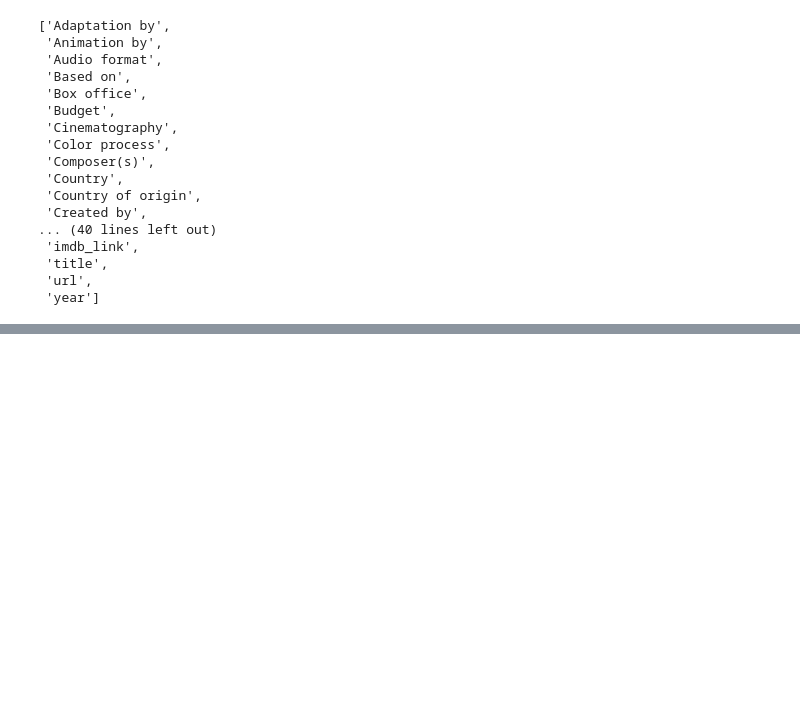
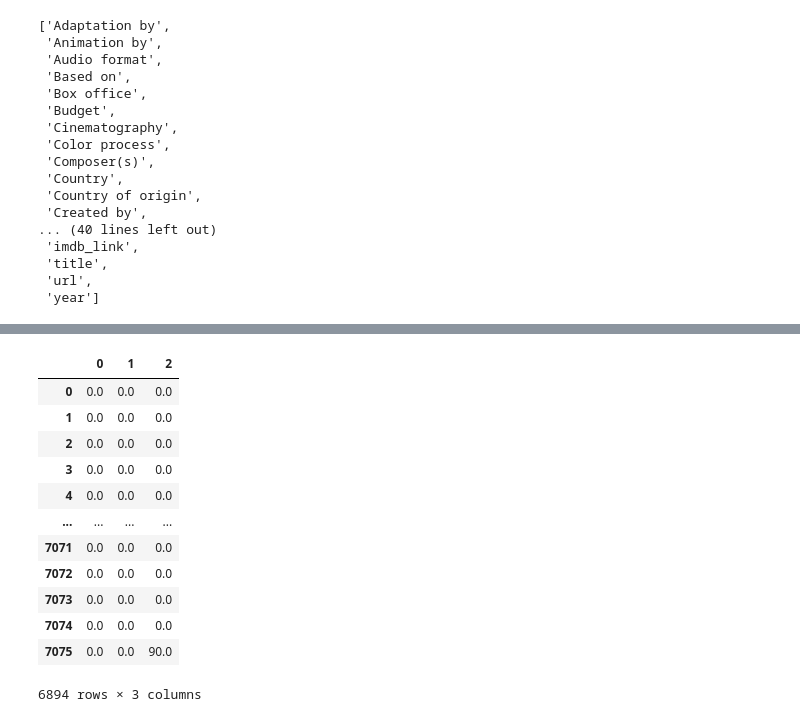
Before and after one commit to noelpdot/Movies-ETL, a Jupyter notebook: extract_transform_data.ipynb, the cells around one changed output, grey strips where cells are left out. Saved outputs shown, nothing was run; the diff lists cells and outputs as text; code cells hidden in the pictures; blank space fills up the shorter version.

```diff
--- a/extract_transform_data.ipynb
+++ b/extract_transform_data.ipynb
@@ -284,0 +790,3 @@ sorted(wiki_movies_df.columns.tolist())
+# %%
+# PARSING RELEASE DATA
+release_date = wiki_movies_df['Release date'].dropna().apply(lambda x: ' '.join(x) if type(x) == list else x)
@@ -284,0 +816,2 @@ sorted(wiki_movies_df.columns.tolist())
+# %%
+wiki_movies_df['release_date '] = pd.to_datetime(release_date.str.extract(f'({date_form_one}|{date_form_two}|{date_form_three}|{date_form_four})')[0], infer_datetime_format=True)
@@ -284,0 +828,3 @@ sorted(wiki_movies_df.columns.tolist())
+# %%
+running_time = wiki_movies_df['Running time'].dropna().apply(lambda x: ' '.join(x) if type(x) == list else x)
+running_time
@@ -284,0 +911,22 @@ sorted(wiki_movies_df.columns.tolist())
+# %%
+running_time_extract = running_time.str.extract(r'(\d+)\s*ho?u?r?s?\s*(\d*) | (\d+)\s*m')
+# %%
+# beacuse we have to caputred empty string, well use the to_mumeric() method argument as coerce - converts empty string
+#  to Nan and then filter fillna() to change nan to zeros
+
+running_time_extract = running_time_extract.apply(lambda col: pd.to_numeric(col, errors='coerce')).fillna(0)
+running_time_extract
+# %% [output]
+|  | 0 | 1 | 2 |
+| 0 | 0.0 | 0.0 | 0.0 |
+| 1 | 0.0 | 0.0 | 0.0 |
+| 2 | 0.0 | 0.0 | 0.0 |
+| 3 | 0.0 | 0.0 | 0.0 |
+| 4 | 0.0 | 0.0 | 0.0 |
+| ... | ... | ... | ... |
+| 7071 | 0.0 | 0.0 | 0.0 |
+| 7072 | 0.0 | 0.0 | 0.0 |
+| 7073 | 0.0 | 0.0 | 0.0 |
+| 7074 | 0.0 | 0.0 | 0.0 |
+| 7075 | 0.0 | 0.0 | 90.0 |
+6894 rows × 3 columns
```
Also changed, not shown: parts of 68 cells of this notebook.
